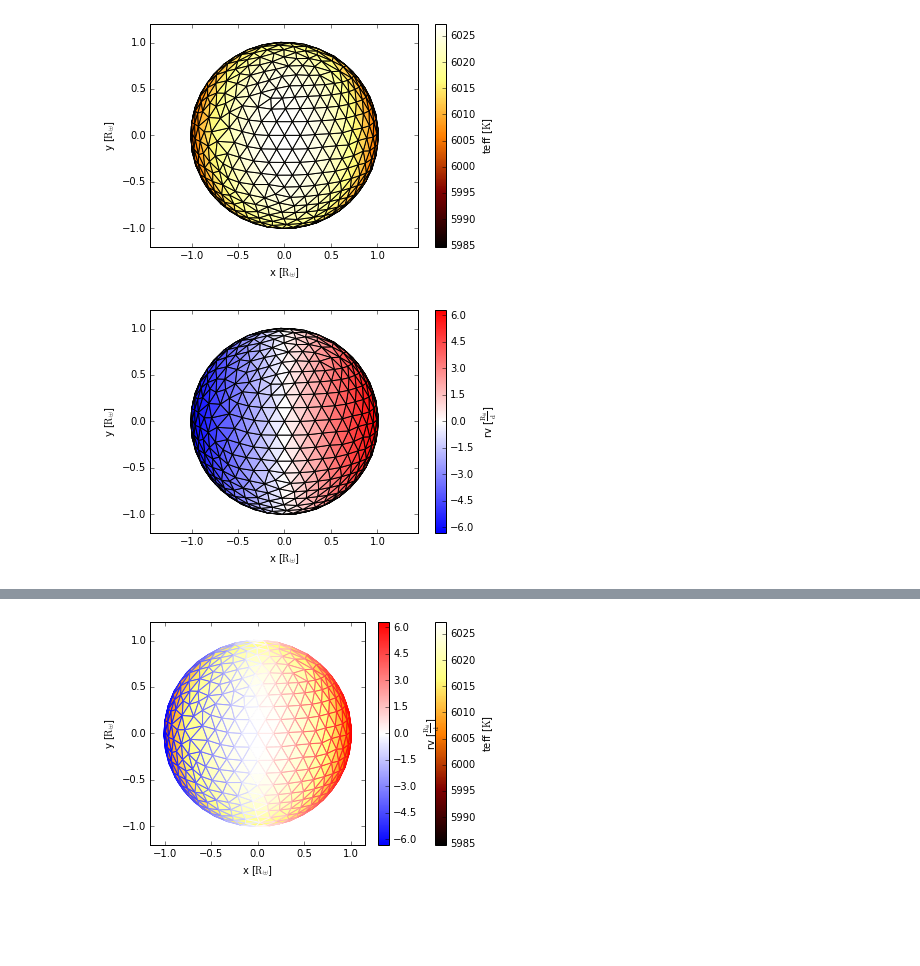
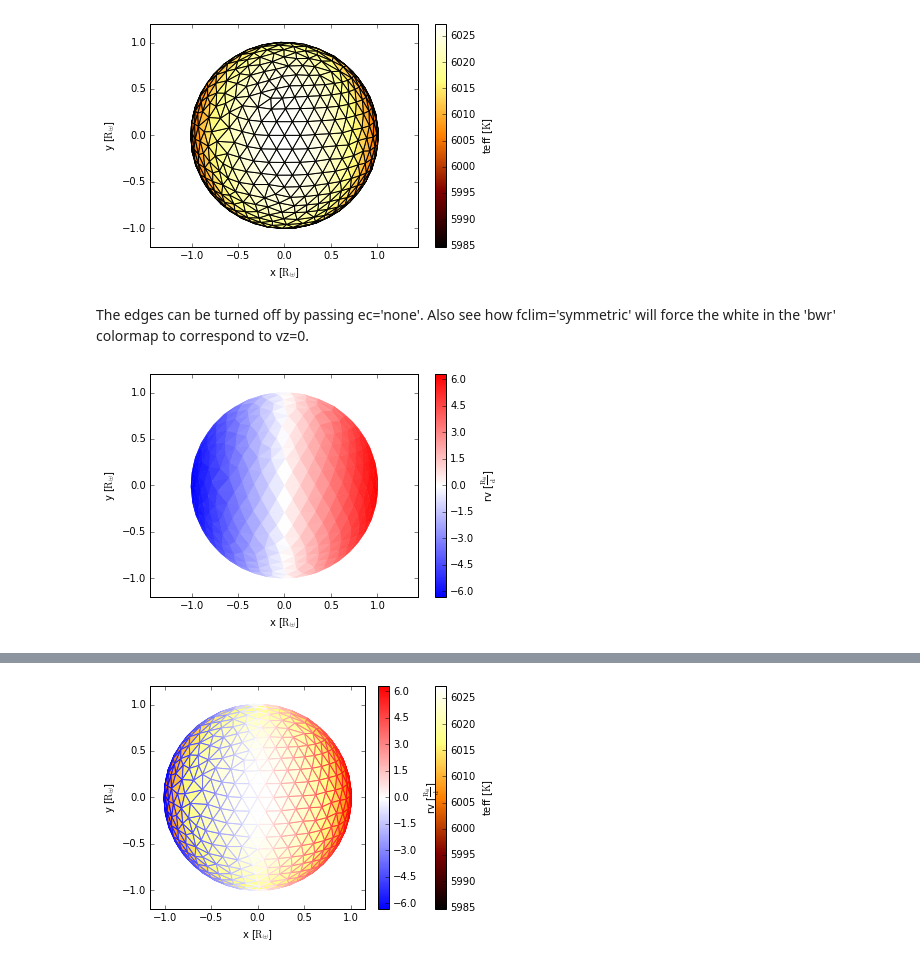
Before and after one commit to kecnry/autofig, a Jupyter notebook: examples/autofig_mesh.ipynb, the cells around one changed output, grey strips where cells are left out. Cells and saved outputs as stored; diff of their text form; code cells hidden in the pictures; blank space fills up the shorter version.

```diff
--- a/examples/autofig_mesh.ipynb
+++ b/examples/autofig_mesh.ipynb
@@ -43,11 +60,14 @@ autofig.mesh(x=xs, y=ys, z=zs,
              fc=teffs, fcmap='afmhot', fclabel='teff', fcunit='K', show=True)
 # %% [output]
 [figure]
+# %% [markdown]
+The edges can be turned off by passing ec='none'.  Also see how fclim='symmetric' will force the white in the 'bwr' colormap to correspond to vz=0.
 # %%
 autofig.reset()
 autofig.mesh(x=xs, y=ys, z=zs,
              xlabel='x', xunit='solRad',
              ylabel='y', yunit='solRad',
-             fc=-vzs, fcmap='bwr', fclim='symmetric', fclabel='rv', fcunit='solRad/d', show=True)
+             fc=-vzs, fcmap='bwr', fclim='symmetric', fclabel='rv', fcunit='solRad/d',
+             ec='none', show=True)
 # %% [output]
-[figure, old version]
+[figure, new version]
```
Also changed, not shown: parts of 8 cells of this notebook, 1 other file.
